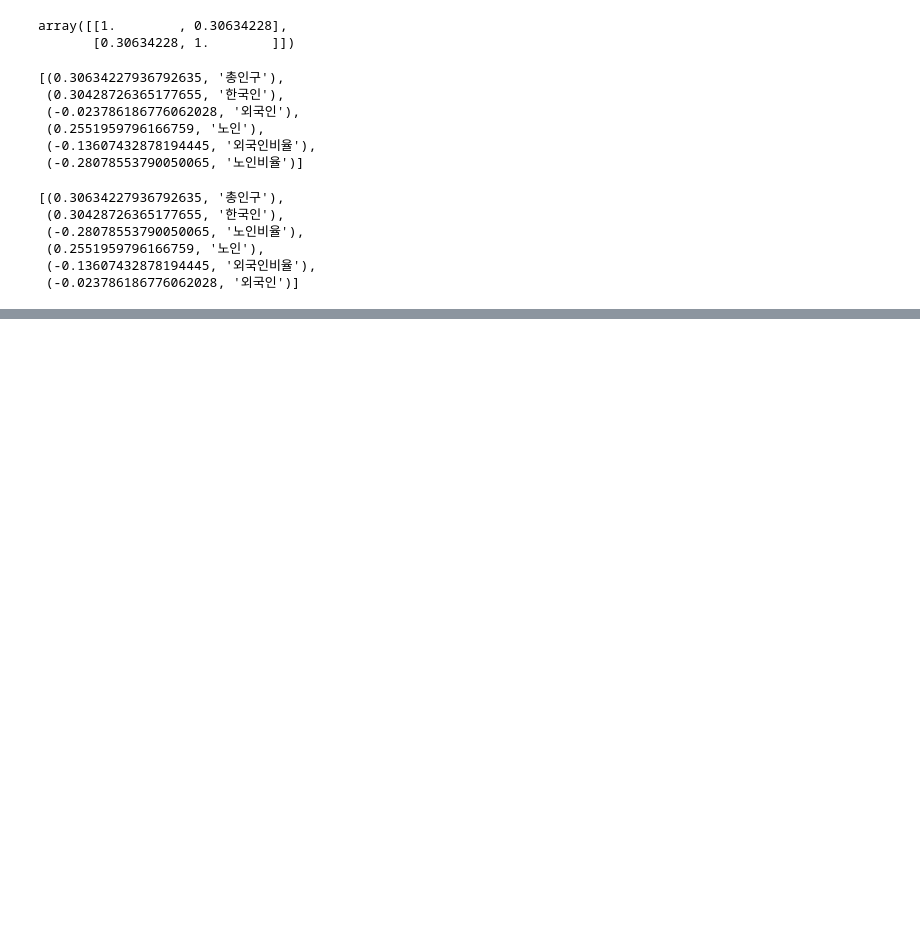
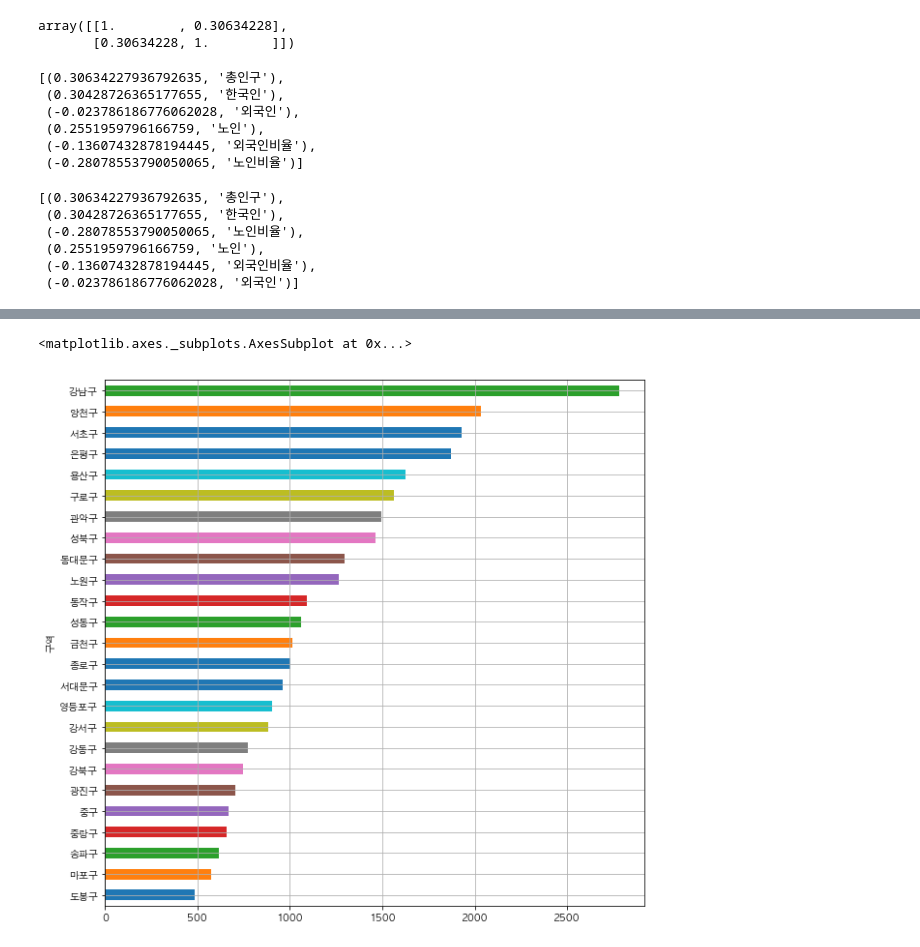
Before and after one commit to Choijongwoo/some_ipynbs, a Jupyter notebook: 1장.인구와 CCTV수.ipynb, the cells around one changed output, grey strips where cells are left out. Cells and saved outputs as stored; diff of their text form; code cells hidden in the pictures; blank space fills up the shorter version.

```diff
--- a/1장.인구와 CCTV수.ipynb
+++ b/1장.인구와 CCTV수.ipynb
@@ -5,5 +14,5 @@ import os
 # %%
-dir = os.getcwd()+"/some_ipynbs/data"
+dir = os.getcwd()+"/data"
 os.getcwd()
 dir
 # %% [output]
@@ -239,0 +271,5 @@ x = np.corrcoef(result["소계"],result["총인구"])
+# %%
+result['소계'].sort_values(ascending = True).plot(kind = "barh", figsize = (10,10), grid = True)
+# %% [output]
+<matplotlib.axes._subplots.AxesSubplot at 0x...>
+[figure, added]
```
Also changed, not shown: parts of 13 cells of this notebook, 1 other file.
